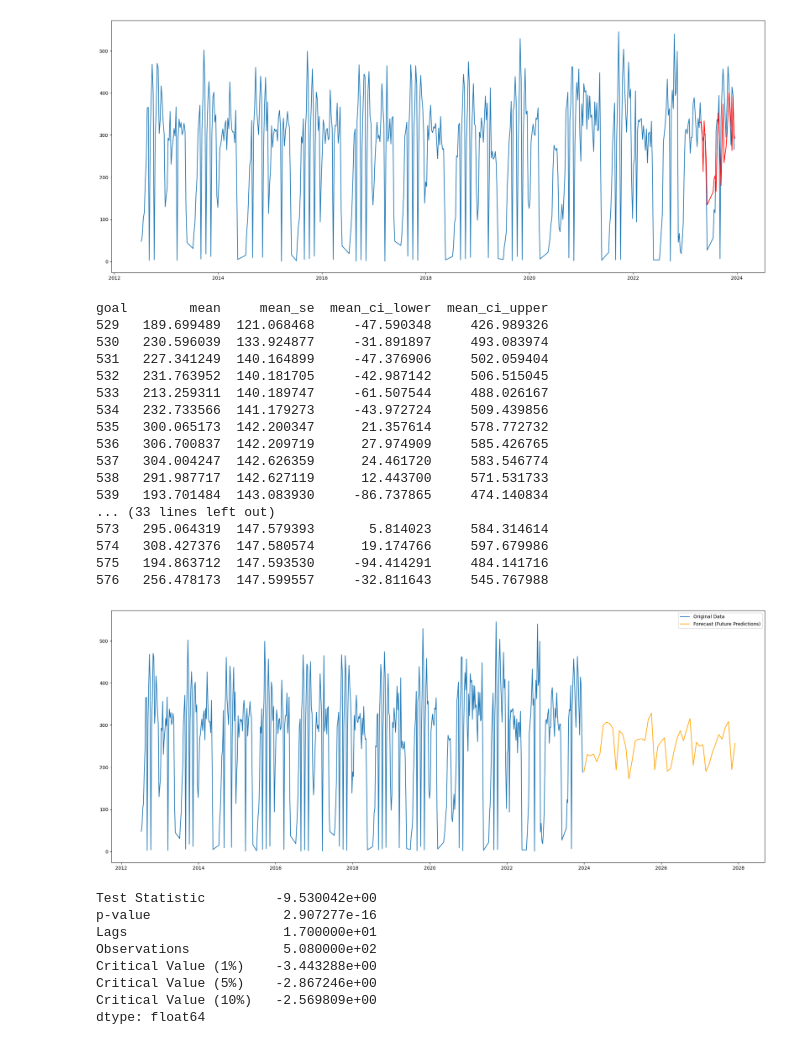
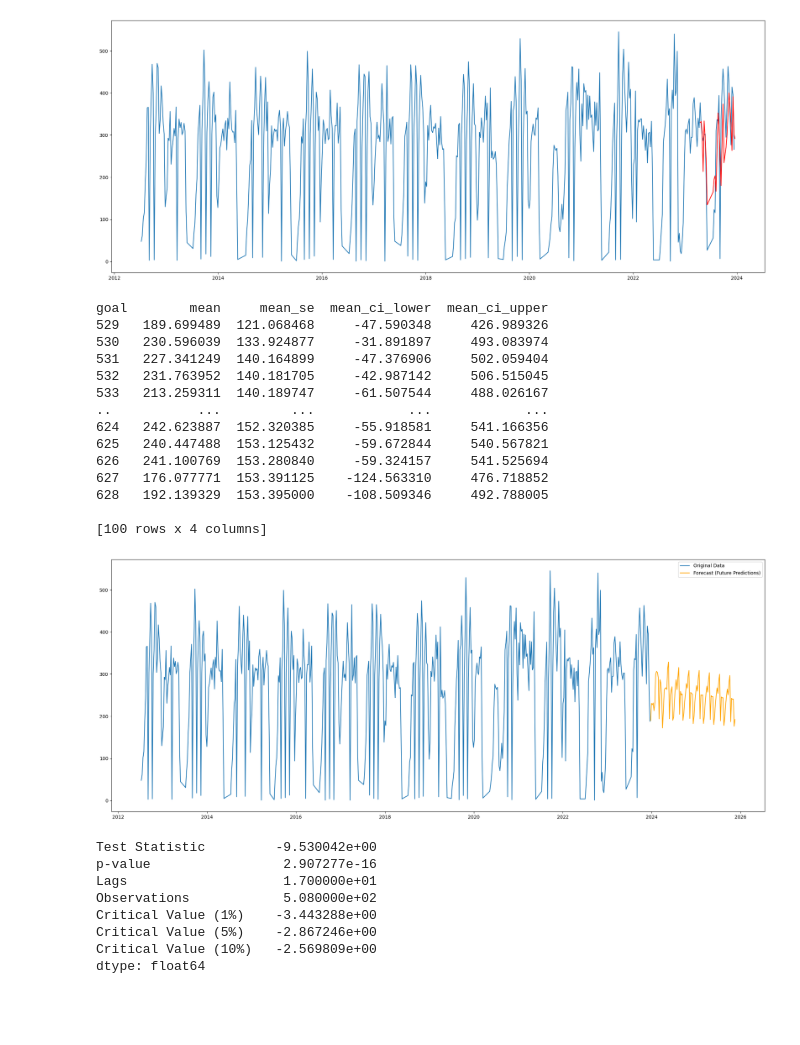
Before and after one commit to MikDR/DataScience-Python, a Jupyter notebook: codice/serie_temp/serie_tem_prova.ipynb, the cells around one changed output. Saved outputs shown, nothing was run; the diff lists cells and outputs as text; code cells hidden in the pictures; blank space fills up the shorter version.

```diff
--- a/codice/serie_temp/serie_tem_prova.ipynb
+++ b/codice/serie_temp/serie_tem_prova.ipynb
@@ -321,51 +321,48 @@ import matplotlib.pyplot as plt
 # ... (Assicurati di aver già definito results2 e che i dati siano pronti)
 
 # Calcola le predizioni per periodi futuri (out-of-sample)
-future_steps = 48  # Modifica il numero di passi in base alle tue esigenze
+future_steps = 100  # Modifica il numero di passi in base alle tue esigenze
 forecast_results = results2.get_forecast(steps=future_steps)
 forecast_results2 = results2.get_forecast(steps=future_steps).summary_frame()
 print(forecast_results2)
 
 # Estrai le predizioni per periodi futuri
 forecast_values = forecast_results.predicted_mean
 # Imposta manualmente la frequenza temporale
-manual_freq = 'M'  # Modifica in base alla tua frequenza desiderata (es. 'D' per giorni)
+manual_freq = 'W'  # Modifica in base alla tua frequenza desiderata (es. 'D' per giorni)
 
 # Calcola il passo temporale per la frequenza delle tue date
 last_date = differenced_series_gol.index[-1]
 forecast_index = pd.date_range(start=last_date + pd.Timedelta(days=1), periods=future_steps, freq=manual_freq)
 # Plotting
 fig, ax = plt.subplots(figsize=(20, 8))
 
 # Original data (assuming your original data is in a variable named 'your_original_data')
 ax.plot(differenced_series_gol.index, differenced_series_gol['goal'], label='Original Data')
 
 # Out-of-sample predictions
 ax.plot(forecast_index, forecast_values, color='orange', label='Forecast (Future Predictions)')
 
 ax.legend()
 plt.tight_layout()
 plt.savefig("../../images/forecasat_serie_temp_gol.png")
 plt.show()
 # %% [output]
 goal        mean     mean_se  mean_ci_lower  mean_ci_upper
 529   189.699489  121.068468     -47.590348     426.989326
 530   230.596039  133.924877     -31.891897     493.083974
 531   227.341249  140.164899     -47.376906     502.059404
 532   231.763952  140.181705     -42.987142     506.515045
 533   213.259311  140.189747     -61.507544     488.026167
-534   232.733566  141.179273     -43.972724     509.439856
-535   300.065173  142.200347      21.357614     578.772732
-536   306.700837  142.209719      27.974909     585.426765
-537   304.004247  142.626359      24.461720     583.546774
-538   291.987717  142.627119      12.443700     571.531733
-539   193.701484  143.083930     -86.737865     474.140834
-... (33 lines left out)
-573   295.064319  147.579393       5.814023     584.314614
-574   308.427376  147.580574      19.174766     597.679986
-575   194.863712  147.593530     -94.414291     484.141716
-576   256.478173  147.599557     -32.811643     545.767988
+..           ...         ...            ...            ...
+624   242.623887  152.320385     -55.918581     541.166356
+625   240.447488  153.125432     -59.672844     540.567821
+626   241.100769  153.280840     -59.324157     541.525694
+627   176.077771  153.391125    -124.563310     476.718852
+628   192.139329  153.395000    -108.509346     492.788005
+
+[100 rows x 4 columns]
-[figure, old version]
+[figure, new version]
 # %%
 # Esegui la differenziazione della serie temporale
 #print(df_per_previsione_gol_counts)
```
Also changed, not shown: parts of 1 cell of this notebook.
